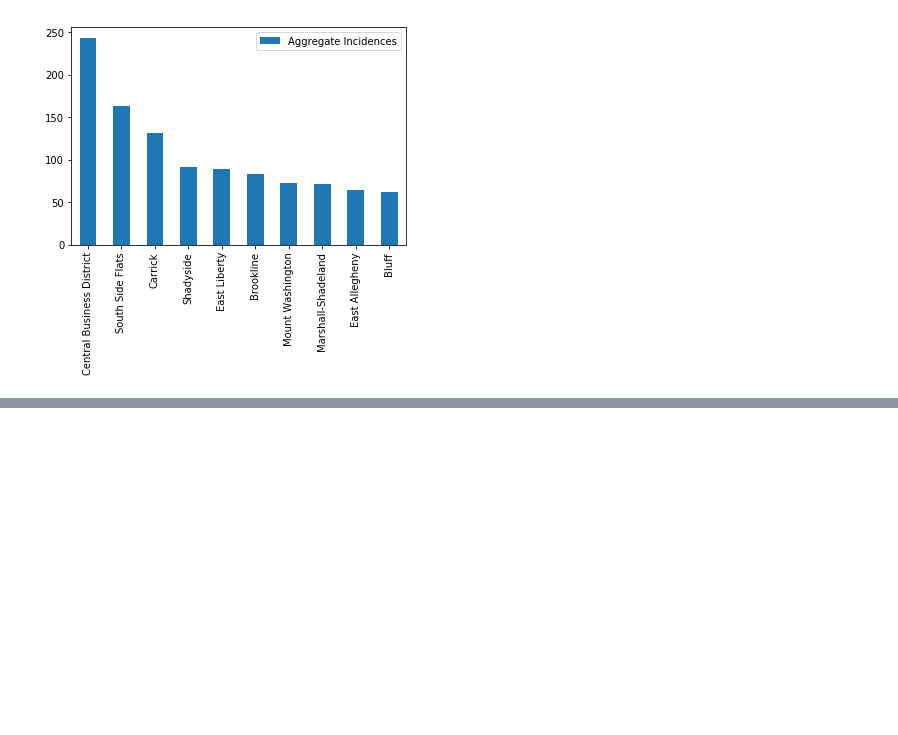
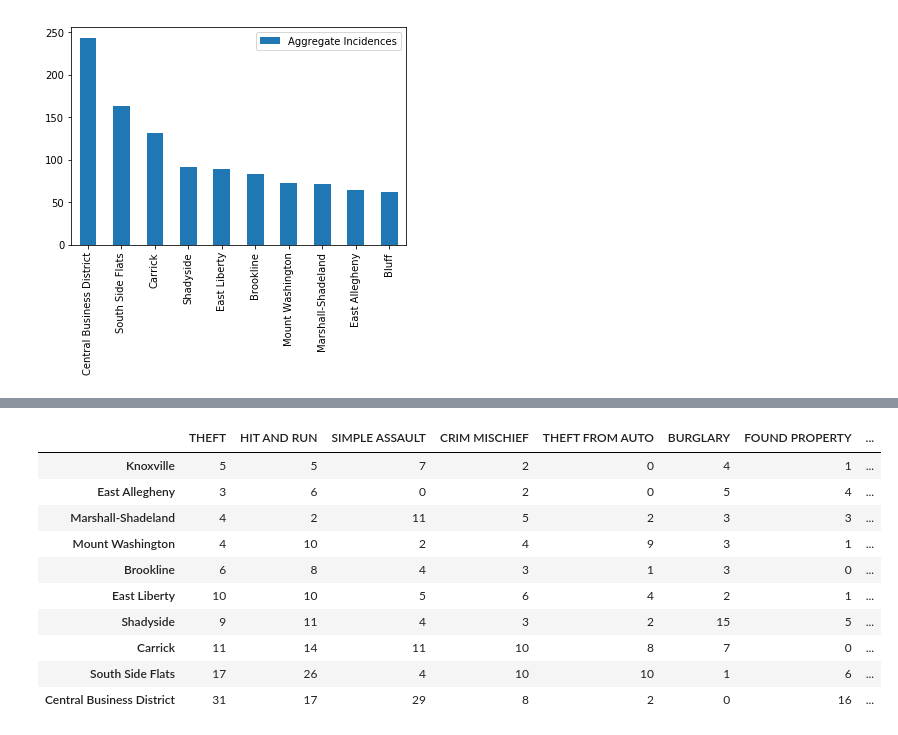
Before and after one commit to alucchitti/BigIdeasFinal, a Jupyter notebook: final-project.ipynb, the cells around one changed output, grey strips where cells are left out. Drawn from its saved outputs; the diff is of its cells as text; code cells hidden in the pictures; blank space fills up the shorter version.

```diff
--- a/final-project.ipynb
+++ b/final-project.ipynb
@@ -48,0 +104,48 @@ neighborhoodCounts.tail(10).plot.bar()
+# %%
+#Looking into the types of offenses for neighborhoods
+offensesDF = pd.DataFrame(index =[neighborhoodCounts.index.values], columns=["THEFT", "HIT AND RUN", "SIMPLE ASSAULT", "CRIM MISCHIEF", "THEFT FROM AUTO", "BURGLARY", "FOUND PROPERTY", "HARRASSMENT", "ROBBERY", "STOLEN PROPERTY"])
+for row in range(len(offensesDF)):
+    for column in range(len(offensesDF.columns)):
+        offensesDF.iat[row,column] = 0
+#num = 0
+currNeighborhood = ""
+offense = ""
+for row in range(len(policeData)) :
+    currNeighborhood = policeData.iat[row,6]
+    offense = policeData.iat[row,8]
+    if(currNeighborhood in offensesDF.index):
+        if(offense=="THEFT"):
+            offensesDF.loc[currNeighborhood, "THEFT"] += 1
+        elif(offense=="HIT AND RUN"):
+            offensesDF.loc[currNeighborhood, "HIT AND RUN"] += 1
+        elif(offense=="SIMPLE ASSAULT"):
+            offensesDF.loc[currNeighborhood, "SIMPLE ASSAULT"] += 1
+        elif(offense=="CRIM MISCHIEF"):
+            offensesDF.loc[currNeighborhood, "CRIM MISCHIEF"] += 1
+        elif(offense=="THEFT FROM AUTO"):
+            offensesDF.loc[currNeighborhood, "THEFT FROM AUTO"] += 1
+        elif(offense=="BURGLARY"):
+            offensesDF.loc[currNeighborhood, "BURGLARY"] += 1
+        elif(offense=="FOUND PROPERTY"):
+            offensesDF.loc[currNeighborhood, "FOUND PROPERTY"] += 1
+        elif(offense=="HARRASSMENT"):
+            offensesDF.loc[currNeighborhood, "HARRASSMENT"] += 1
+        elif(offense=="ROBBERY"):
+            offensesDF.loc[currNeighborhood, "ROBBERY"] += 1
+        elif(offense=="STOLEN PROPERTY"):
+            offensesDF.loc[currNeighborhood, "STOLEN PROPERTY"] += 1
+
+# Most UNsafe neighborhoods
+offensesDF.tail(10)
+# %% [output]
+|  | THEFT | HIT AND RUN | SIMPLE ASSAULT | CRIM MISCHIEF | THEFT FROM AUTO | BURGLARY | FOUND PROPERTY | ... |
+| Knoxville | 5 | 5 | 7 | 2 | 0 | 4 | 1 | ... |
+| East Allegheny | 3 | 6 | 0 | 2 | 0 | 5 | 4 | ... |
+| Marshall-Shadeland | 4 | 2 | 11 | 5 | 2 | 3 | 3 | ... |
+| Mount Washington | 4 | 10 | 2 | 4 | 9 | 3 | 1 | ... |
+| Brookline | 6 | 8 | 4 | 3 | 1 | 3 | 0 | ... |
+| East Liberty | 10 | 10 | 5 | 6 | 4 | 2 | 1 | ... |
+| Shadyside | 9 | 11 | 4 | 3 | 2 | 15 | 5 | ... |
+| Carrick | 11 | 14 | 11 | 10 | 8 | 7 | 0 | ... |
+| South Side Flats | 17 | 26 | 4 | 10 | 10 | 1 | 6 | ... |
+| Central Business District | 31 | 17 | 29 | 8 | 2 | 0 | 16 | ... |
```
Also changed, not shown: parts of 11 cells of this notebook.
